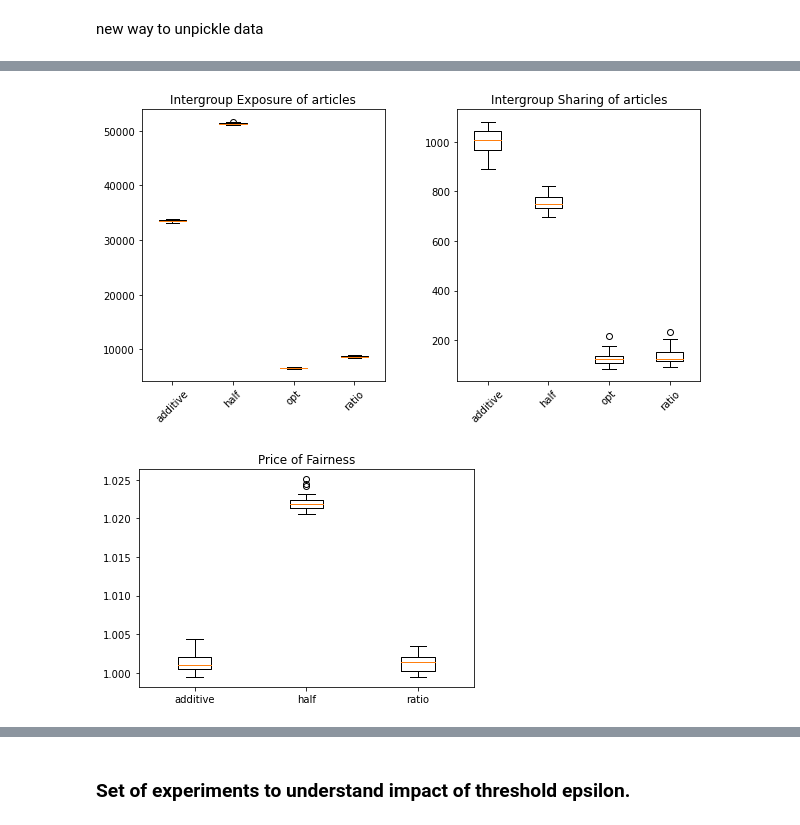
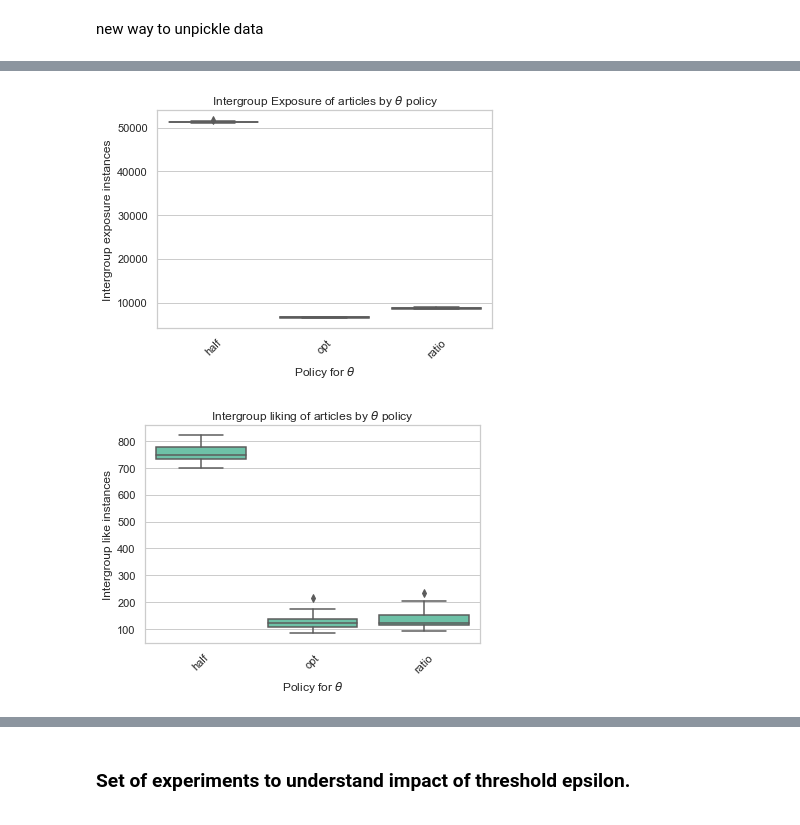
Before and after one commit to jfinocchiaro/long-term-fair-mdps, a Jupyter notebook: political-influence-refactored/notebooks/generate_runs.ipynb, the cells around one changed output, grey strips where cells are left out. Cells and saved outputs as stored; diff of their text form; code cells hidden in the pictures.

Commit message:
Making the graphs uniform in style

```diff
--- a/political-influence-refactored/notebooks/generate_runs.ipynb
+++ b/political-influence-refactored/notebooks/generate_runs.ipynb
@@ -64,7 +65,7 @@ theta_half = {1: 0.5, -1: 0.5}
 theta_opt = {-1: 0.05000000309726387, 1: 0.9499999982820164}
 theta_ratio = {-1: 0.08346568445886182, 1: 0.9500000000344594}
 # %%
-trials_to_run = {'additive':theta_additive, 'half':theta_half, 'opt':theta_opt, 'ratio':theta_ratio}
+trials_to_run = {'half':theta_half, 'opt':theta_opt, 'ratio':theta_ratio} #'additive':theta_additive
 num_trials = 25
 # %% [markdown]
 given number of trials and which types of interventions we want to test, returns the outputs
@@ -162,0 +163,16 @@ plt.show()
+# %%
+sns.set(style="whitegrid")
+mk=sns.color_palette('mako', n_colors=4)
+
+pof = {}
+for theta_type in trials_to_run.keys():
+    pof[theta_type] = [(trials[i]['opt']['players_list'].sum() / trials[i][theta_type]['players_list'].sum()) for i in range(num_trials)]
+
+del(pof['opt'])
+boxplot_pof = pd.DataFrame(data=pof)
+
+fig, ax = plt.subplots()
+sns.boxplot(x="variable", y="value", data=pd.melt(boxplot_pof), color=mk[3])
+ax.set(xlabel='Policy for $\\theta$', ylabel="Clicks($\\theta_{opt}$) / Clicks($\\theta$)", title='Price of fairness($\\theta$)')
+plt.setp(ax.xaxis.get_majorticklabels(), rotation=45)
+plt.savefig('../figures/' + str(dataset_name) + '_pof_boxplot.pdf')
@@ -163,47 +181,35 @@ plt.show()
 # %%
 #calculate boxplot data
+sns.set(style="whitegrid")
+mk=sns.color_palette('mako', n_colors=4)
+
 ig_shares = {}
 ig_shown = {}
 for theta_type in trials_to_run.keys():
     ig_shares[theta_type] = []
     ig_shown[theta_type] = []
     for i in range(num_trials):
         ig_shown[theta_type].append(np.sum([trials[i][theta_type]['shown'][j][(1,-1)] \
                                         + trials[i][theta_type]['shown'][j][(-1,1)] for j in range(T)]))
         ig_shares[theta_type].append(np.sum([trials[i][theta_type]['share'][j][(1,-1)] \
                                         + trials[i][theta_type]['share'][j][(-1,1)] for j in range(T)]))
 
-
+boxplot_shown = pd.DataFrame(data=ig_shown)
+boxplot_share = pd.DataFrame(data=ig_shares)
 
 # plot data
-fig1, (ax1, ax2) = plt.subplots(1,2, figsize=(10,5))
-fig1.subplots_adjust(wspace=0.3)
+fig, ax = plt.subplots()
+sns.boxplot(x="variable", y="value", data=pd.melt(boxplot_shown), color=mk[3])
+ax.set(xlabel='Policy for $\\theta$', ylabel="Intergroup exposure instances", title='Intergroup Exposure of articles by $\\theta$ policy')
+plt.setp(ax.xaxis.get_majorticklabels(), rotation=45)
+plt.savefig('../figures/' + str(dataset_name) + 'intergroup_exposure_boxplot.pdf')
 
-ax1.set_title('Intergroup Exposure of articles')
-ax1.boxplot([value for key,value in ig_shown.items()], labels=ig_shown.keys())
-
-ax2.set_title('Intergroup Sharing of articles')
-ax2.boxplot([value for key,value in ig_shares.items()], labels=ig_shares.keys())
-
-plt.setp(ax1.xaxis.get_majorticklabels(), rotation=45)
-plt.setp(ax2.xaxis.get_majorticklabels(), rotation=45)
-
-plt.savefig('../figures/' + str(dataset_name) + '_pof_inter.pdf')
+fig, ax = plt.subplots()
+sns.boxplot(x="variable", y="value", data=pd.melt(boxplot_share), color=mk[3])
+ax.set(xlabel='Policy for $\\theta$', ylabel="Intergroup like instances", title='Intergroup liking of articles by $\\theta$ policy')
+plt.setp(ax.xaxis.get_majorticklabels(), rotation=45)
+plt.savefig('../figures/' + str(dataset_name) + 'intergroup_likes_boxplot.pdf')
 # %% [output]
-[figure, old version]
+[figure, new version]
+[figure, added]
-# %%
-pof = {}
-for theta_type in trials_to_run.keys():
-    pof[theta_type] = [(trials[i]['opt']['players_list'].sum() / trials[i][theta_type]['players_list'].sum()) for i in range(num_trials)]
-
-del(pof['opt'])
-
-fig1, ax1 = plt.subplots()
-
-ax1.set_title('Price of Fairness')
-ax1.boxplot([value for key,value in pof.items()], labels=pof.keys())
-
-plt.savefig('../figures/' + str(dataset_name) + '_pof.pdf')
-# %% [output]
-[figure, removed]
 # %%
```
Also changed, not shown: parts of 26 cells of this notebook, 19 other files.
